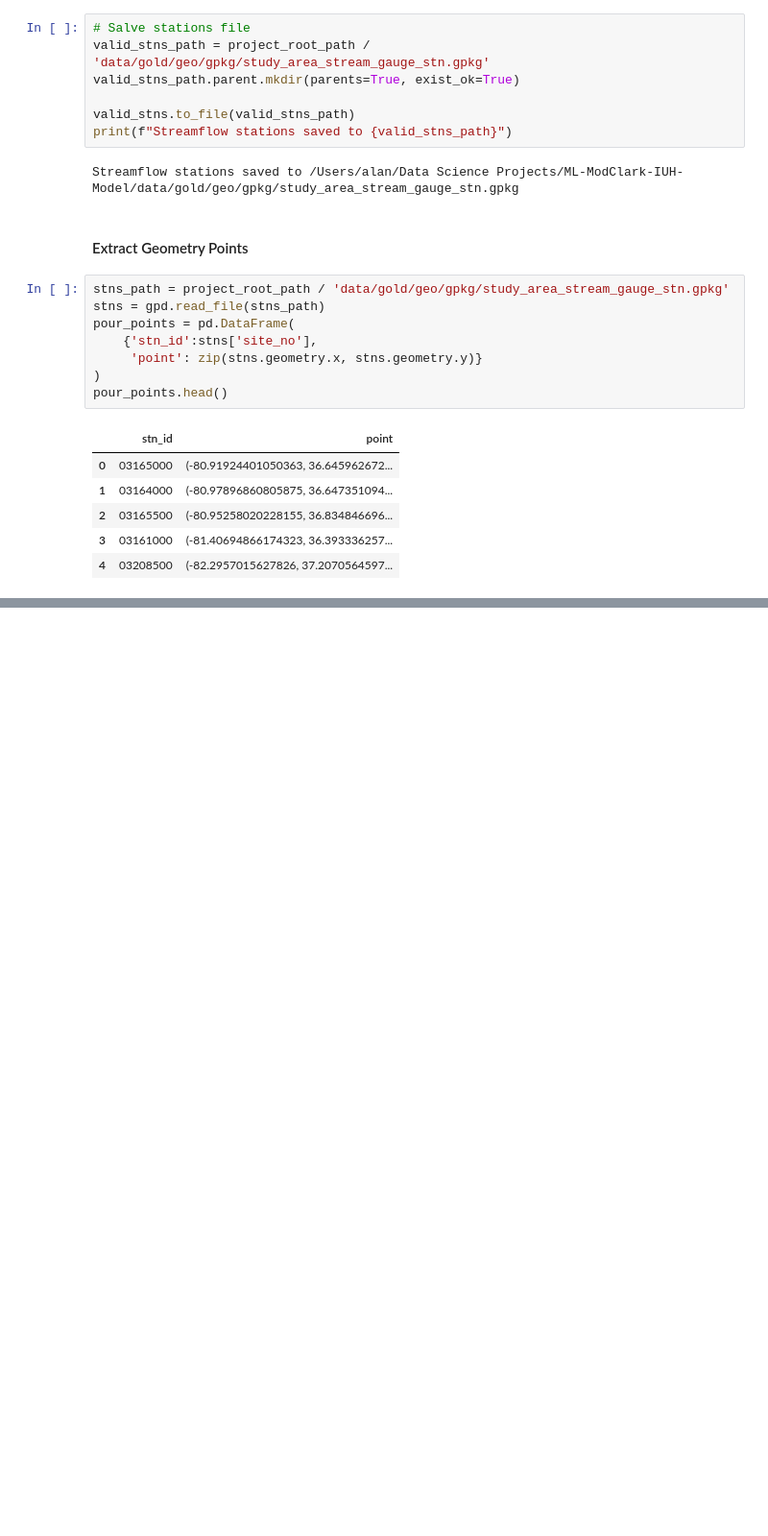
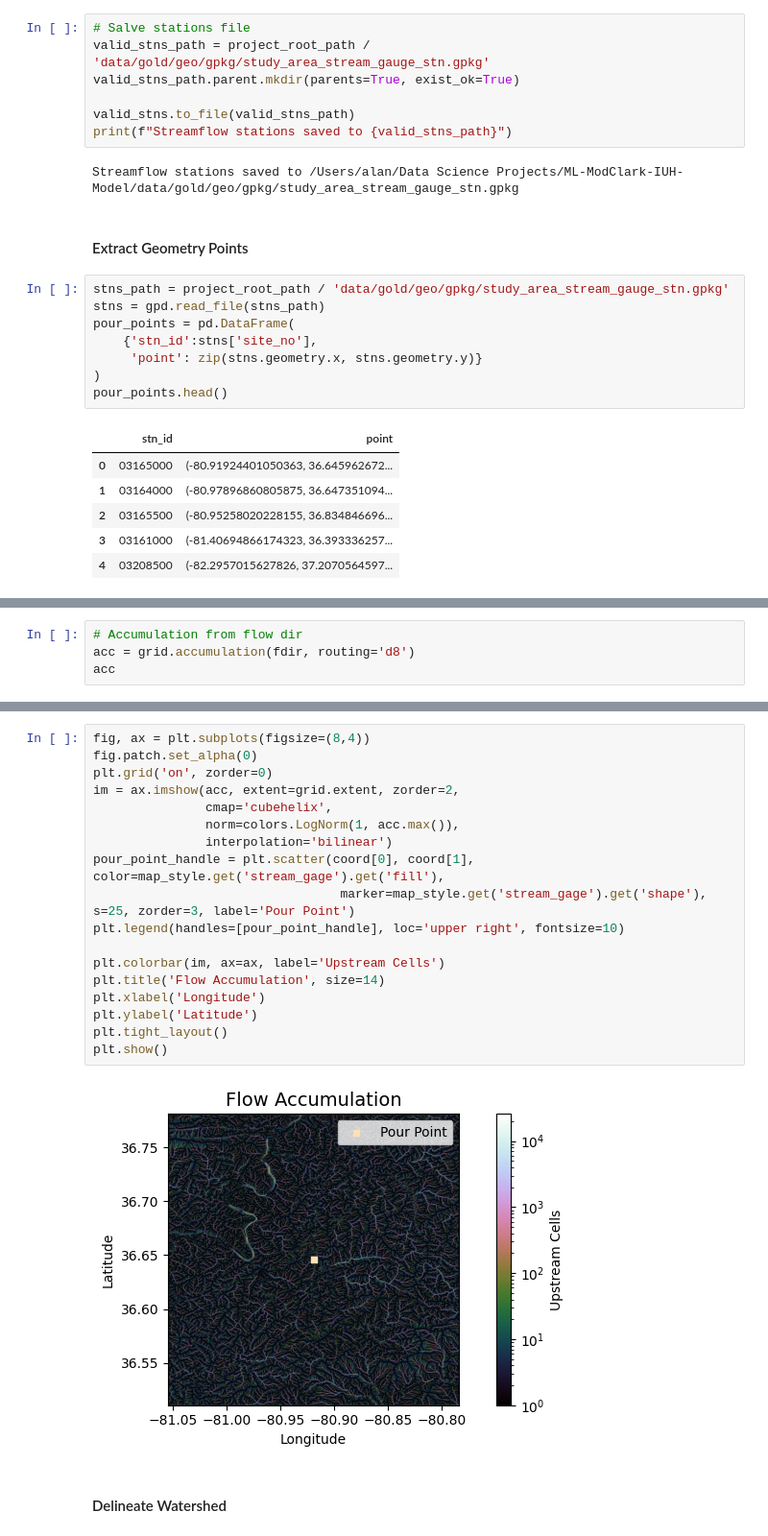
Before and after one commit to vpalvesalan/ML-ModClark-IUH-Model, a Jupyter notebook: notebooks/preprocessing/8_waterhsed_delineation.ipynb, the cells around one changed output, grey strips where cells are left out. Shown at 96% size. Saved outputs shown, nothing was run; the diff lists cells and outputs as text; blank space fills up the shorter version.

```diff
--- a/notebooks/preprocessing/8_waterhsed_delineation.ipynb
+++ b/notebooks/preprocessing/8_waterhsed_delineation.ipynb
@@ -333,0 +406,4 @@ def delineate_watershed(pour_point, dem):
+# %%
+# Accumulation from flow dir
+acc = grid.accumulation(fdir, routing='d8')
+acc
@@ -333,0 +424,22 @@ def delineate_watershed(pour_point, dem):
+# %%
+fig, ax = plt.subplots(figsize=(8,4))
+fig.patch.set_alpha(0)
+plt.grid('on', zorder=0)
+im = ax.imshow(acc, extent=grid.extent, zorder=2,
+               cmap='cubehelix',
+               norm=colors.LogNorm(1, acc.max()),
+               interpolation='bilinear')
+pour_point_handle = plt.scatter(coord[0], coord[1], color=map_style.get('stream_gage').get('fill'),
+                                 marker=map_style.get('stream_gage').get('shape'), s=25, zorder=3, label='Pour Point')
+plt.legend(handles=[pour_point_handle], loc='upper right', fontsize=10)
+
+plt.colorbar(im, ax=ax, label='Upstream Cells')
+plt.title('Flow Accumulation', size=14)
+plt.xlabel('Longitude')
+plt.ylabel('Latitude')
+plt.tight_layout()
+plt.show()
+# %% [output]
+[figure, added]
+# %% [markdown]
+#### Delineate Watershed
```
Also changed, not shown: parts of 36 cells of this notebook.
